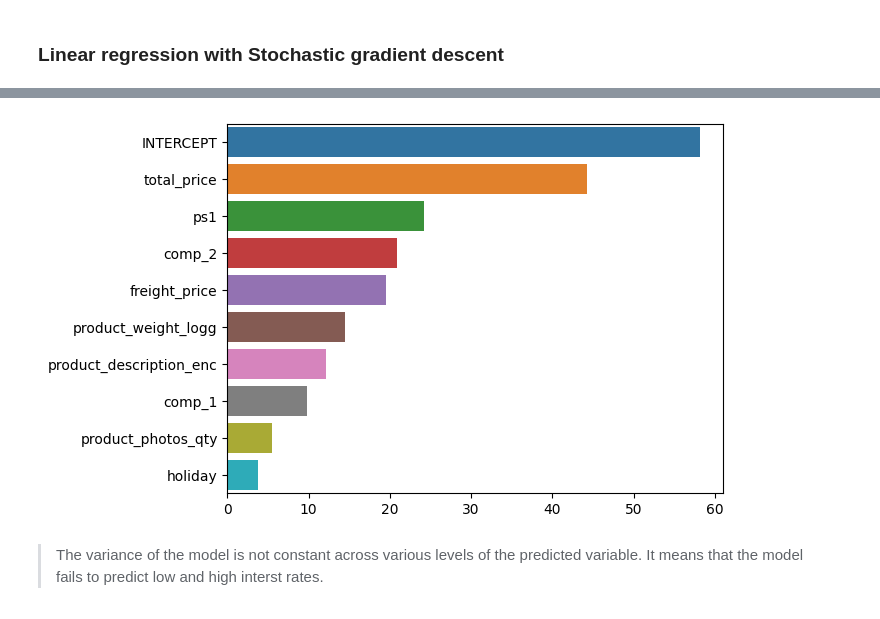
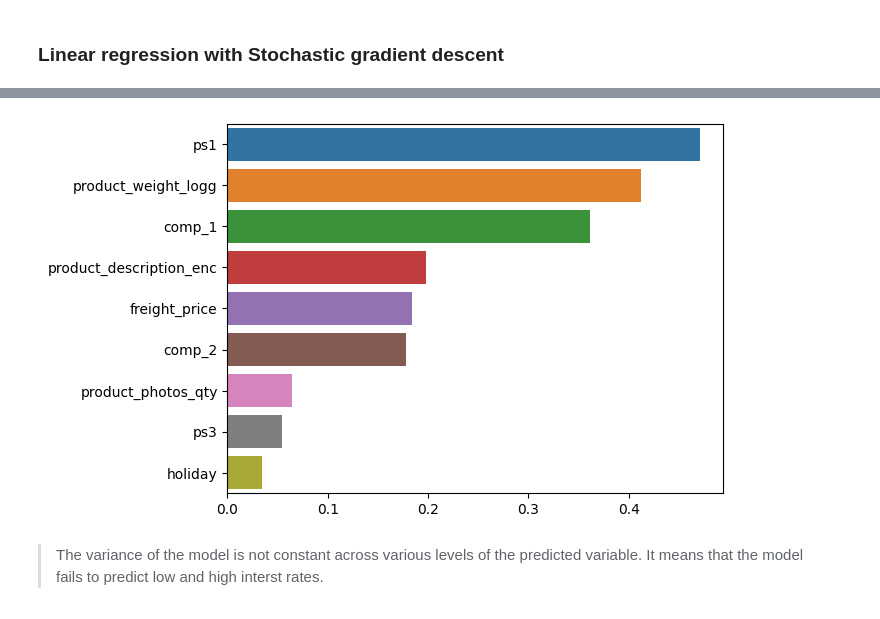
Before and after one commit to Alex1iv/Retail_pricing, a Jupyter notebook: notebooks/Retail_pricing.ipynb, the cells around one changed output, grey strips where cells are left out. Drawn from its saved outputs; the diff is of its cells as text; code cells hidden in the pictures.

```diff
--- a/notebooks/Retail_pricing.ipynb
+++ b/notebooks/Retail_pricing.ipynb
@@ -631,5 +702,3 @@ Name: product_score, Length: 11, dtype: int64
 any(data.groupby(['product_id'])['product_score'].min() == data.groupby(['product_id'])['product_score'].max())
 # %% [output]
 True
-# %%
-data['product_score'] = data['product_score'].astype('category')
@@ -683,3 +736,7 @@ True
+# %%
+#data['product_score'] = data['product_score'].astype('category')
+for i in ['product_score', 'ps1', 'ps2', 'ps3']:
+    data[i] = data[i].astype('category')
 # %% [markdown]
 ### S
 # %%
@@ -724,4 +772,5 @@ Name: s, Length: 676, dtype: float64
 # %% [markdown]
 ## preparation
 # %%
-data.drop(['product_id','month_year', 'qty', 'lag_price', 'unit_price_log', 'total_price_log', 'product_category_name', 'product_subcategory','product_description_lenght', 'product_weight_g'], axis=1, inplace=True) #
+data_copy = data.copy()
+data_copy.drop(['product_id','month_year', 'year', 'qty', 'lag_price', 'unit_price','total_price', 'total_price_log', 'product_category_name', 'product_subcategory','product_description_lenght', 'product_weight_g'], axis=1, inplace=True) #  'month',
@@ -744,11 +801,15 @@ dtype: int64
 # %% [markdown]
 ### Encoding
 # %%
-X,y =  data.drop(['unit_price'], axis=1), data['unit_price']
+# X,y =  data.drop(['unit_price'], axis=1), data['unit_price']
+X,y =  data_copy.drop(['unit_price_log'], axis=1), data_copy['unit_price_log']
 
 numerics = ['int16', 'int32', 'int64', 'float16', 'float32', 'float64']
 
 num_features = [s for s in X.columns if X[s].dtypes in numerics]
 cat_features = [s for s in X.columns if X[s].dtypes == 'object' or X[s].dtypes == 'category']
+
+#ord_features = ['product_description_enc', 'product_score', 'ps1', 'ps2', 'ps3']
+#cat_features = ['calendar_weekend']
 print(num_features)
 # %% [output]
@@ -886,9 +941,9 @@ display(coef_df.sort_values('Coefficients',ascending=False))
 # %%
 temp = coef_df.sort_values('Coefficients',ascending=False)
-sns.barplot(x=temp.values.flatten()[:10], y=temp.index[:10])
+sns.barplot(x=temp.values.flatten()[1:10], y=temp.index[1:10])
 plt.show()
 # %% [output]
-[figure, old version]
+[figure, new version]
 # %% [markdown]
 > The variance of the model is not constant across various levels of the predicted variable. It means that the model fails to predict low and high interst rates.
 # %% [markdown]
```
Also changed, not shown: parts of 132 cells of this notebook.
